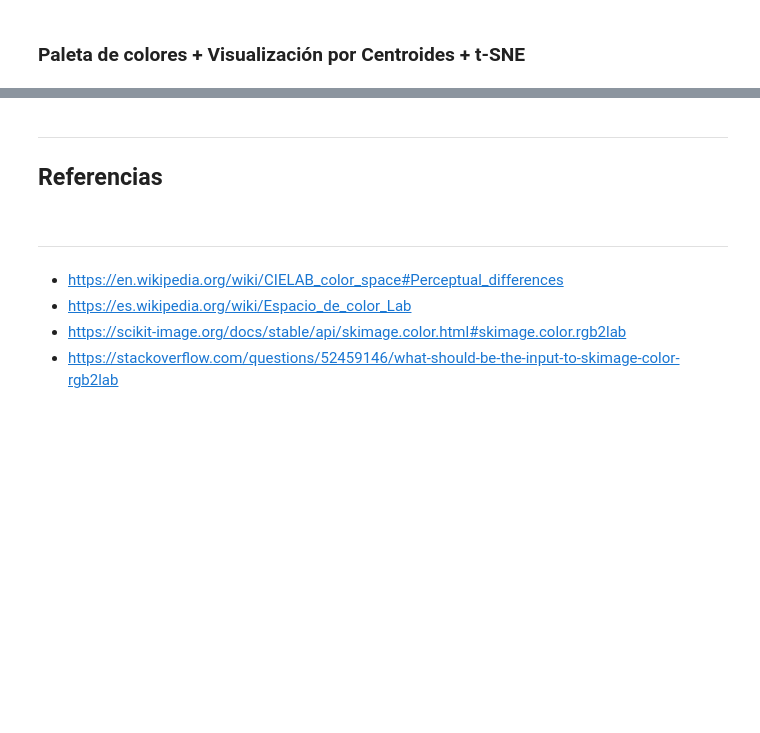
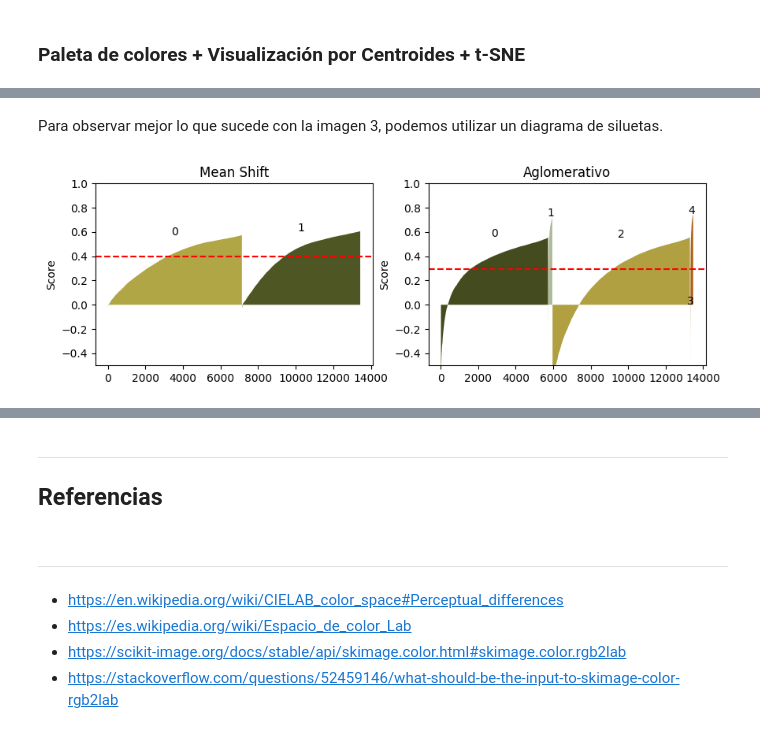
Before and after one commit to Jorbnc/MAIA-UL, a Jupyter notebook: 03_UL_microproyecto_01.ipynb, the cells around one changed output, grey strips where cells are left out. Drawn from its saved outputs; the diff is of its cells as text; code cells hidden in the pictures; blank space fills up the shorter version.

```diff
--- a/03_UL_microproyecto_01.ipynb
+++ b/03_UL_microproyecto_01.ipynb
@@ -856,0 +812,42 @@ Wall time: 1min 14s
+# %% [markdown]
+Para observar mejor lo que sucede con la imagen 3, podemos utilizar un diagrama de siluetas.
+# %%
+def diagrama_siluetas_img3():
+    _, _, lab = cargar_img_RGB_LAB_downsample(img3, factor=0.075)
+    X = img_to_tabular(lab)
+    X, scaler = estandarizar(X)
+
+    # Mean Shift
+    bw = estimate_bandwidth(X, quantile=0.2, n_samples=100, random_state = 13)
+    ms = MeanShift(bandwidth=bw, bin_seeding=True).fit(X)
+    ms_labels, ms_sil = ms.labels_, silhouette_samples(X, ms.labels_)
+    ms_colores = color.lab2rgb(des_estandarizar(ms.cluster_centers_, scaler))
+
+    # Aglomerativo
+    agg = AgglomerativeClustering(n_clusters=5, metric='euclidean', linkage='average').fit(X)
+    agg_labels, agg_sil = np.array(agg.labels_), silhouette_samples(X, agg.labels_)
+    agg_colores = np.array([X[agg_labels == k].mean(axis=0) for k in np.unique(agg_labels)])
+    agg_colores = color.lab2rgb(des_estandarizar(agg_colores, scaler))
+
+    # Diagrama de siluetas
+    fig, (ax1, ax2) = plt.subplots(1, 2, figsize=(10,3))
+    def plot_sil(ax, sil, labs, n, colores, title):
+        ax.set_ylim([-0.5, 1])
+        x = 10
+        for i in range(n):
+            s = np.sort(sil[labs == i])
+            l = len(s)
+            xs = np.arange(x, x+l)
+            ax.fill_between(xs, 0, s, facecolor=colores[i], alpha=1)
+            ax.text(x + l/2, max(s), str(i), horizontalalignment='center')
+            x += l+10
+        avg_sil = np.mean(sil)
+        ax.axhline(avg_sil, color='red', linestyle='--')
+        ax.set_ylabel("Score")
+        ax.set_title(title)
+    plot_sil(ax1, ms_sil, ms_labels, len(np.unique(ms_labels)), ms_colores, "Mean Shift")
+    plot_sil(ax2, agg_sil, agg_labels, 5, agg_colores, "Aglomerativo")
+
+diagrama_siluetas_img3()
+# %% [output]
+[figure, added]
```
Also changed, not shown: parts of 38 cells of this notebook, 7 other files.
